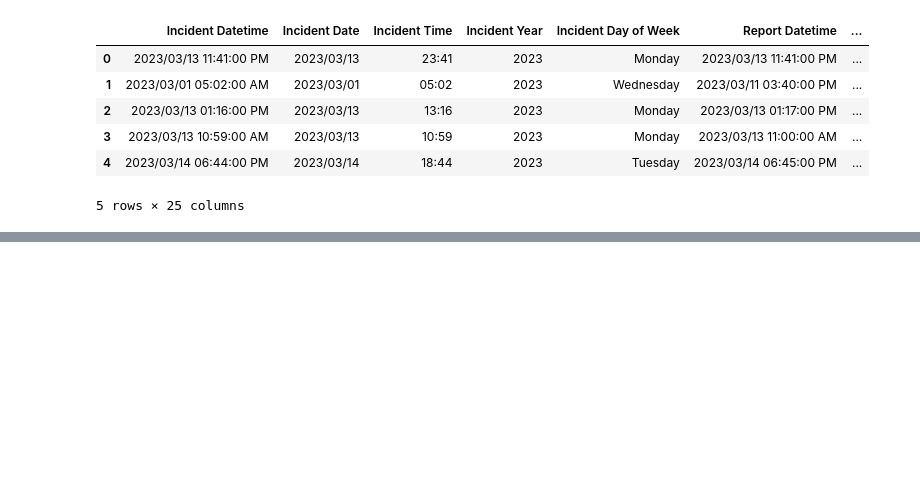
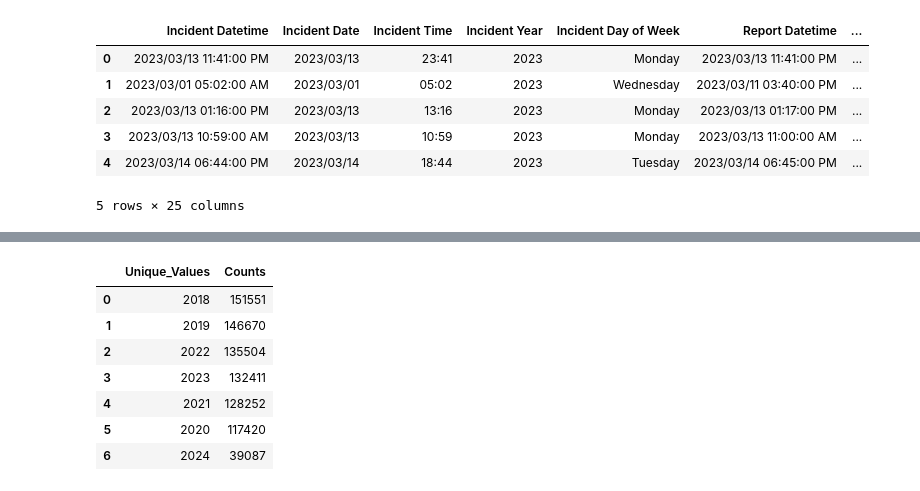
Before and after one commit to maddiebowman/SF_crime_patterns, a Jupyter notebook: Project_03.ipynb, the cells around one changed output, grey strips where cells are left out. Saved outputs shown, nothing was run; the diff lists cells and outputs as text; code cells hidden in the pictures; blank space fills up the shorter version.

```diff
--- a/Project_03.ipynb
+++ b/Project_03.ipynb
@@ -278,0 +309,21 @@ crime_new_df.head(5)
+# %%
+#*******************************************
+#** separate the data into records by year**
+#*******************************************
+
+#**************************************************
+#** first, count the number of incidents per year**
+#**************************************************
+
+year_unique_counts = crime_new_df["Incident Year"].value_counts()
+year_unique_counts_df = pd.DataFrame(year_unique_counts.items(), columns=["Unique_Values", "Counts"])
+year_unique_counts_df
+# %% [output]
+|  | Unique_Values | Counts |
+| 0 | 2018 | 151551 |
+| 1 | 2019 | 146670 |
+| 2 | 2022 | 135504 |
+| 3 | 2023 | 132411 |
+| 4 | 2021 | 128252 |
+| 5 | 2020 | 117420 |
+| 6 | 2024 | 39087 |
```
Also changed, not shown: parts of 5 cells of this notebook.
